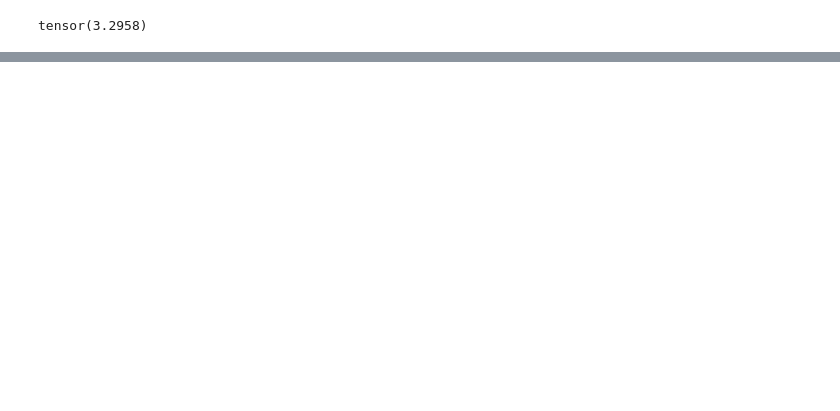
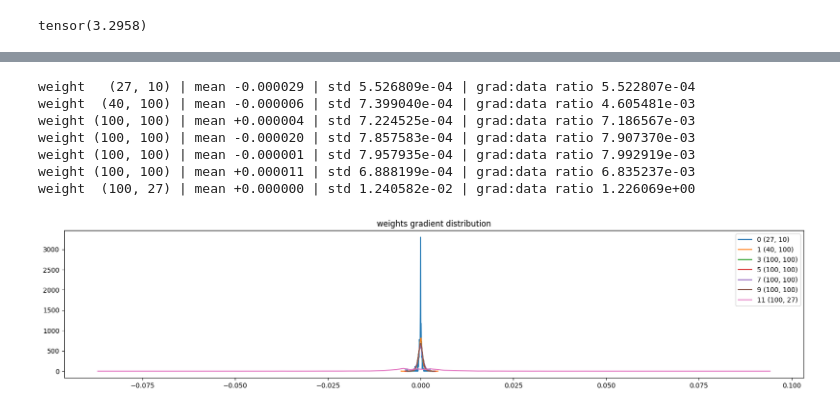
Before and after one commit to michaelliangau/ai, a Jupyter notebook: projects/makemore/makemore_pt3_rnn.ipynb, the cells around one changed output, grey strips where cells are left out. Saved outputs shown, nothing was run; the diff lists cells and outputs as text; code cells hidden in the pictures; blank space fills up the shorter version.

```diff
--- a/projects/makemore/makemore_pt3_rnn.ipynb
+++ b/projects/makemore/makemore_pt3_rnn.ipynb
@@ -268,0 +408,23 @@ tensor(3.2958)
+# %%
+# visualize histograms - weights over parameters
+
+plt.figure(figsize=(20, 4)) # width and height of the plot
+legends = []
+for i,p in enumerate(parameters):
+  t = p.grad
+  if p.ndim == 2:
+    print('weight %10s | mean %+f | std %e | grad:data ratio %e' % (tuple(p.shape), t.mean(), t.std(), t.std() / p.std()))
+    hy, hx = torch.histogram(t, density=True)
+    plt.plot(hx[:-1].detach(), hy.detach())
+    legends.append(f'{i} {tuple(p.shape)}')
+plt.legend(legends)
+plt.title('weights gradient distribution')
+# %% [output]
+weight   (27, 10) | mean -0.000029 | std 5.526809e-04 | grad:data ratio 5.522807e-04
+weight  (40, 100) | mean -0.000006 | std 7.399040e-04 | grad:data ratio 4.605481e-03
+weight (100, 100) | mean +0.000004 | std 7.224525e-04 | grad:data ratio 7.186567e-03
+weight (100, 100) | mean -0.000020 | std 7.857583e-04 | grad:data ratio 7.907370e-03
+weight (100, 100) | mean -0.000001 | std 7.957935e-04 | grad:data ratio 7.992919e-03
+weight (100, 100) | mean +0.000011 | std 6.888199e-04 | grad:data ratio 6.835237e-03
+weight  (100, 27) | mean +0.000000 | std 1.240582e-02 | grad:data ratio 1.226069e+00
+[figure, added]
```
Also changed, not shown: parts of 12 cells of this notebook.
